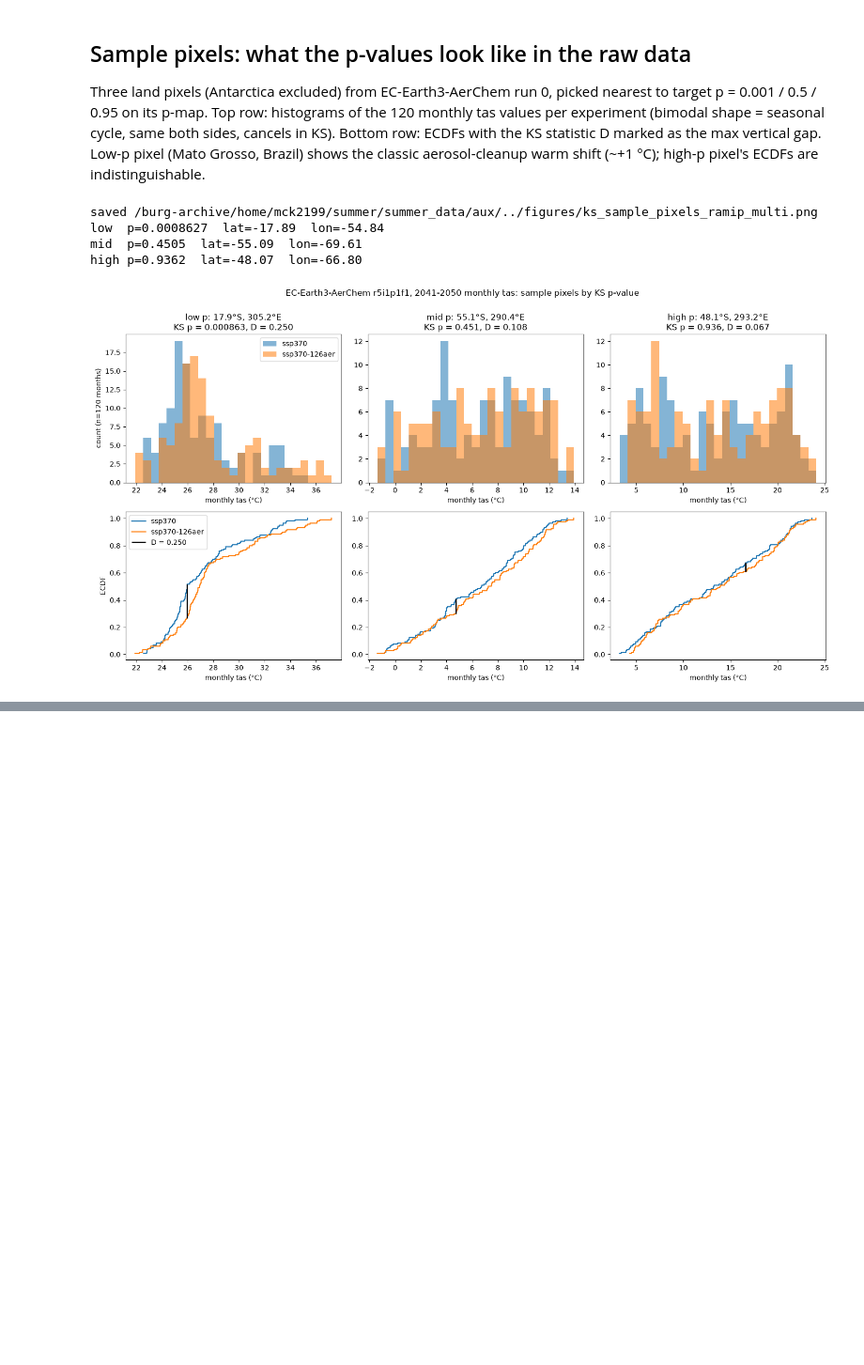
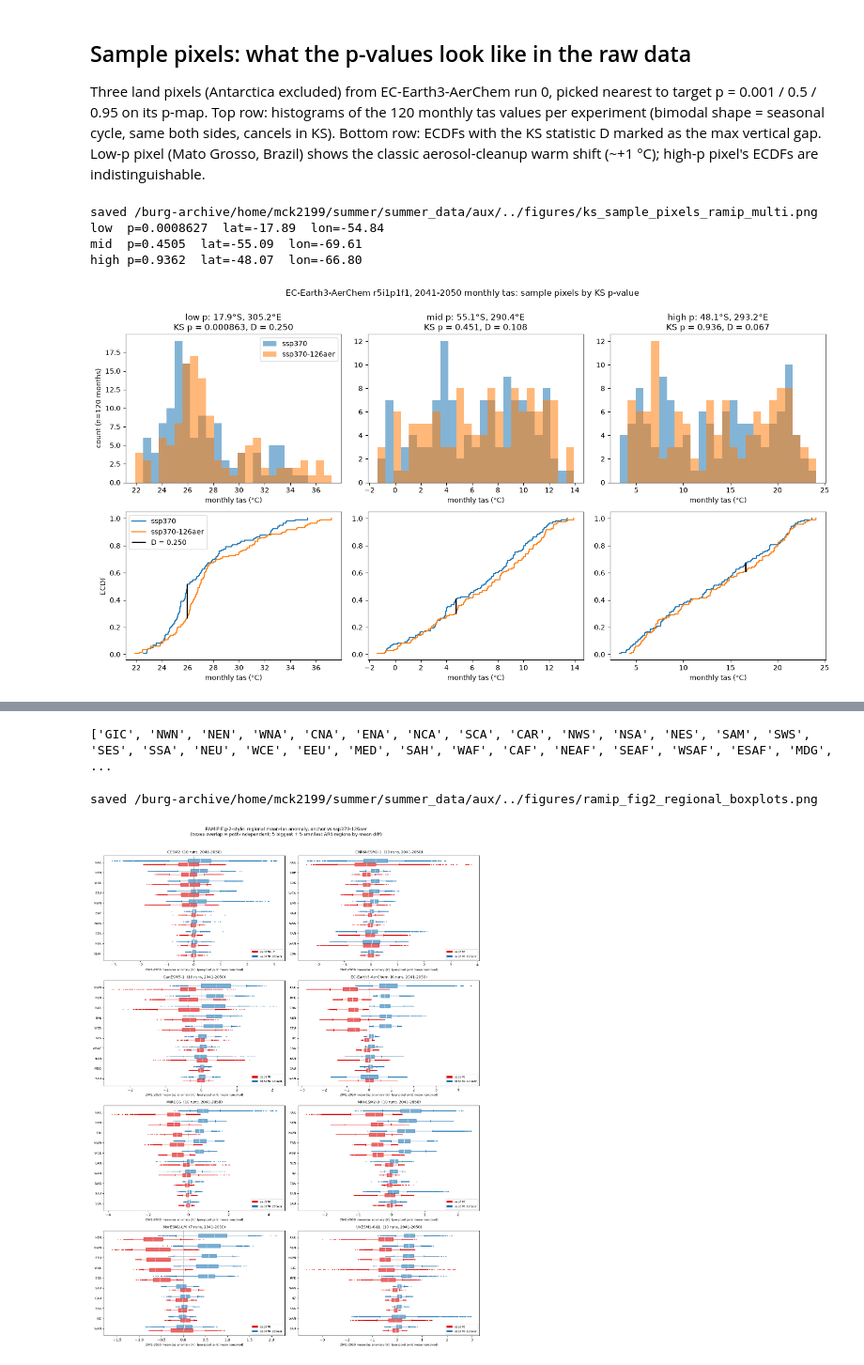
Before and after one commit to milindkudapa/bcd_me, a Jupyter notebook: path_independence/ks_path_independence_ramip_multi.ipynb, the cells around one changed output, grey strips where cells are left out. Shown at 94% size. Cells and saved outputs as stored; diff of their text form; code cells hidden in the pictures; blank space fills up the shorter version.

```diff
--- a/path_independence/ks_path_independence_ramip_multi.ipynb
+++ b/path_independence/ks_path_independence_ramip_multi.ipynb
@@ -238,0 +283,63 @@ high p=0.9362  lat=-48.07  lon=-66.80
+# %%
+import matplotlib.patches as mpatches
+
+AR6      = regionmask.defined_regions.ar6.land
+NUM2ABB  = dict(zip(AR6.numbers, AR6.abbrevs))
+print(AR6.abbrevs)
+BW, SHOW, MINPIX = 0.35, 5, 3
+CLR      = lambda exp: '#df0000' if exp.startswith('ssp370') and 'aer' not in exp else '#1f77b4'
+
+fig, axs = plt.subplots(4, 2, figsize=(15, 20))
+for ax, mod in zip(axs.flat, MODELS):
+    da   = means[mod]
+    anom = da - da.mean(['experiment', 'run'])          # remove per-pixel joint climatology
+    exps = [str(e) for e in da.experiment.values]
+    reg  = AR6.mask(da.lon, da.lat).values               # (lat, lon) region numbers
+
+    # pool anomaly over pixels-in-region x runs, per experiment
+    pooled, seps = {}, {}
+    for k in np.unique(reg[np.isfinite(reg)]).astype(int):
+        m2d = reg == k
+        if m2d.sum() < MINPIX:
+            continue
+        pk = {e: anom.sel(experiment=e).values[:, m2d].ravel() for e in exps}
+        pk = {e: v[np.isfinite(v)] for e, v in pk.items()}
+        if any(len(v) == 0 for v in pk.values()):
+            continue
+        pooled[k] = pk
+        seps[k]   = abs(np.mean(pk[exps[0]]) - np.mean(pk[exps[1]]))
+
+    order = sorted(seps, key=seps.get, reverse=True)
+    sel   = order[:SHOW] + order[-SHOW:] if len(order) > 2 * SHOW else order
+    sel   = sel[::-1]                                     # biggest at top
+
+    for ri, k in enumerate(sel):
+        for ei, e in enumerate(exps):
+            pos = ri + (ei - 0.5) * BW
+            bp  = ax.boxplot(pooled[k][e], positions=[pos], widths=BW, vert=False,
+                             patch_artist=True, whis=[5, 95],
+                             flierprops={'marker': '.', 'markersize': 2})
+            for it in ['boxes', 'whiskers', 'fliers', 'caps']:
+                plt.setp(bp[it], color=CLR(e))
+            plt.setp(bp['boxes'], facecolor=CLR(e), alpha=0.6)
+            plt.setp(bp['medians'], color='white')
+            plt.setp(bp['fliers'], markeredgecolor=CLR(e))
+    ax.axvline(0, color='0.5', lw=0.6, ls='--')
+    ax.set_yticks(range(len(sel)))
+    ax.set_yticklabels([NUM2ABB[k] for k in sel], fontsize=8)
+    ax.set_ylim(-0.7, len(sel) - 0.3)
+    ax.set_title(f'{mod}  ({da.sizes["run"]} runs, {YEARS[0]}-{YEARS[1]})', fontsize=10)
+    ax.legend(handles=[mpatches.Patch(facecolor=CLR(e), label=e) for e in exps],
+              fontsize=8, loc='lower right')
+    ax.set_xlabel('2041-2050 mean-tas anomaly [K]  (per-pixel joint mean removed)', fontsize=8)
+
+fig.suptitle('RAMIP Fig-2-style: regional mean-tas anomaly, anchor vs ssp370-126aer\n'
+             '(boxes overlap = path-independent; 5 biggest + 5 smallest AR6 regions by mean diff)',
+             y=0.995, fontsize=12)
+fig.tight_layout(rect=[0, 0, 1, 0.985])
+fig.savefig(out_dir + 'ramip_fig2_regional_boxplots.png', dpi=150, bbox_inches='tight')
+print('saved', out_dir + 'ramip_fig2_regional_boxplots.png')
+# %% [output]
+['GIC', 'NWN', 'NEN', 'WNA', 'CNA', 'ENA', 'NCA', 'SCA', 'CAR', 'NWS', 'NSA', 'NES', 'SAM', 'SWS', 'SES', 'SSA', 'NEU', 'WCE', 'EEU', 'MED', 'SAH', 'WAF', 'CAF', 'NEAF', 'SEAF', 'WSAF', 'ESAF', 'MDG', ...
+saved /burg-archive/home/mck2199/summer/summer_data/aux/../figures/ramip_fig2_regional_boxplots.png
+[figure, added]
```
Also changed, not shown: parts of 4 cells of this notebook, 1 other file.
